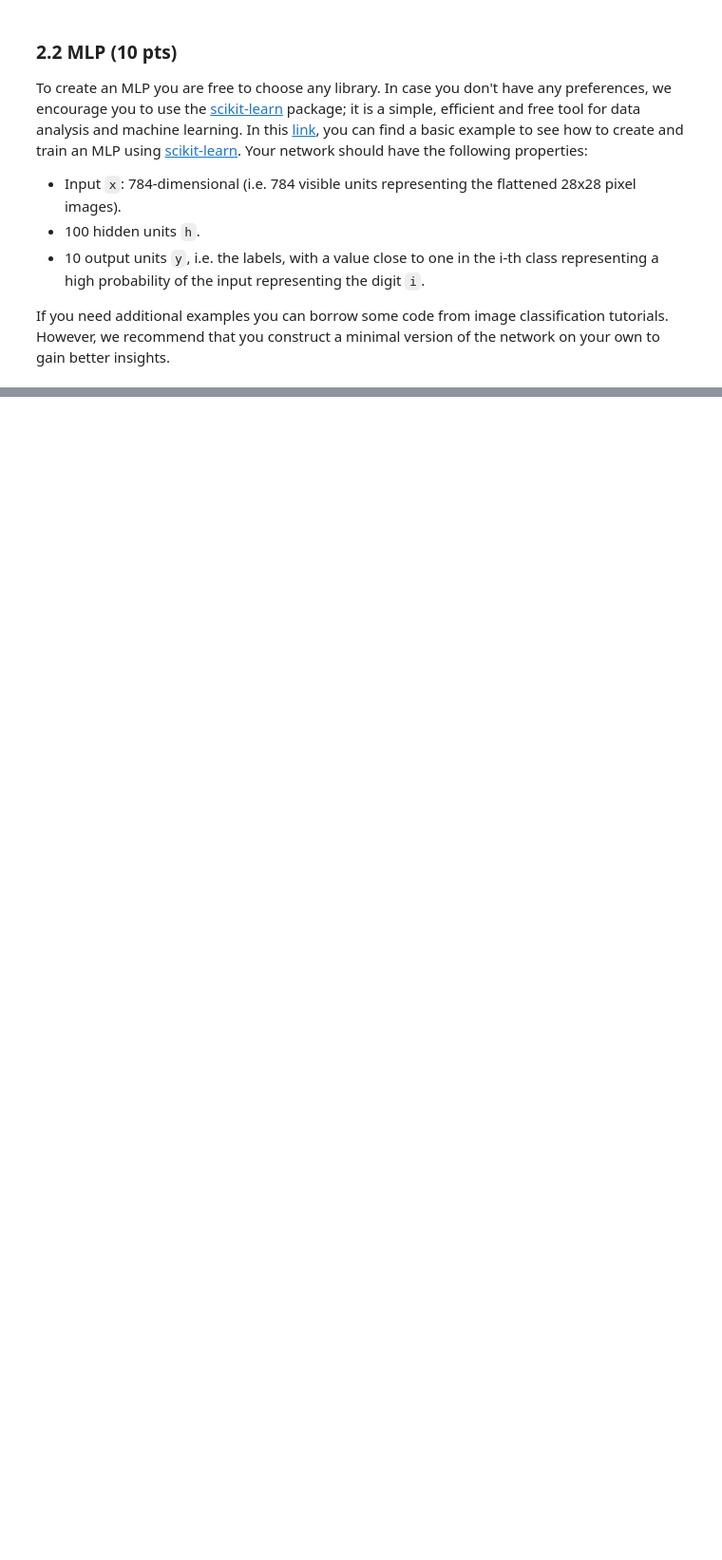
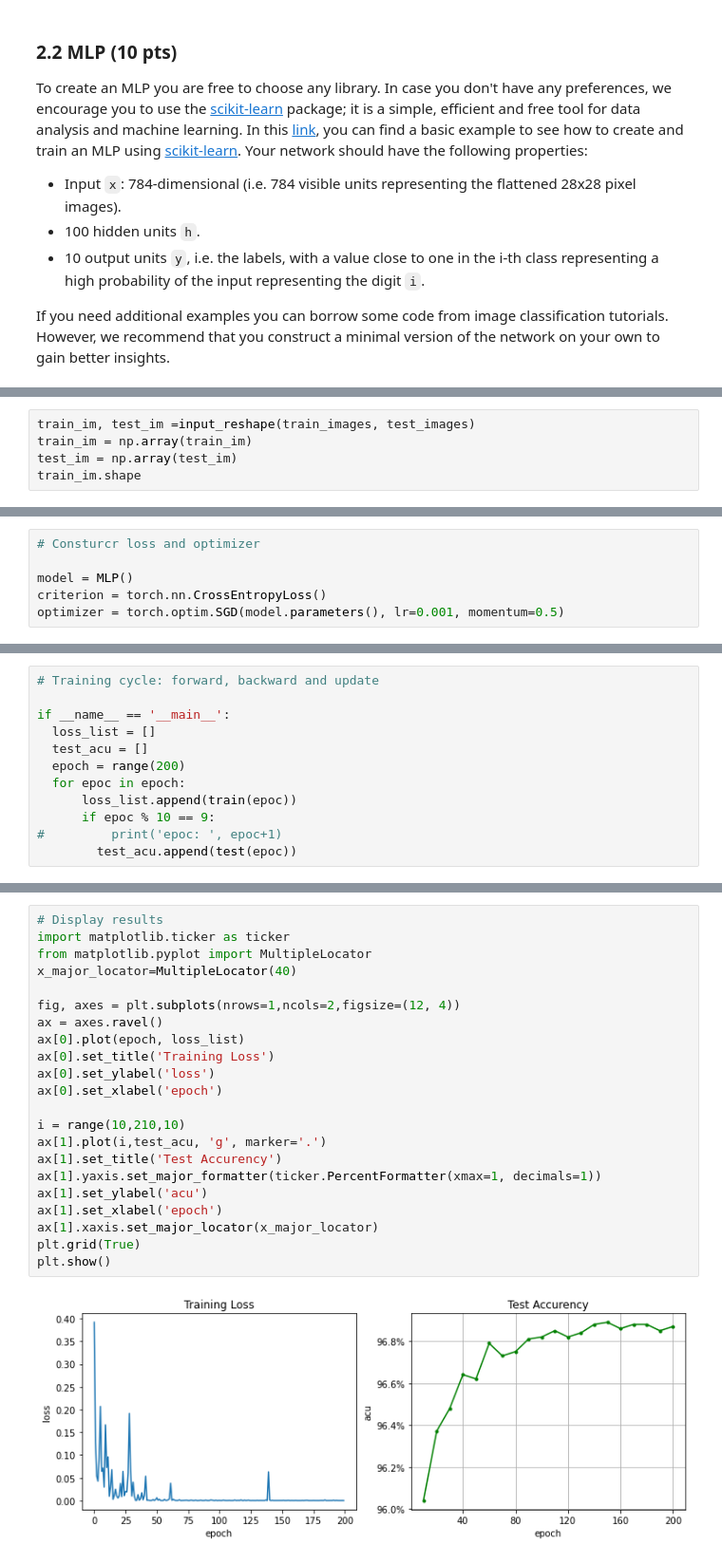
Before and after one commit to LTS5/iapr, a Jupyter notebook: labs/lab_03_classification.ipynb, the cells around one changed output, grey strips where cells are left out. Shown at 95% size. Saved outputs shown, nothing was run; the diff lists cells and outputs as text; blank space fills up the shorter version.

```diff
--- a/labs/lab_03_classification.ipynb
+++ b/labs/lab_03_classification.ipynb
@@ -485,0 +603,5 @@ predicted_labels=clf.predict(test_images_reshape)
+# %%
+train_im, test_im =input_reshape(train_images, test_images)
+train_im = np.array(train_im)
+test_im = np.array(test_im)
+train_im.shape
@@ -485,0 +641,6 @@ predicted_labels=clf.predict(test_images_reshape)
+# %%
+# Consturcr loss and optimizer
+
+model = MLP()
+criterion = torch.nn.CrossEntropyLoss()
+optimizer = torch.optim.SGD(model.parameters(), lr=0.001, momentum=0.5)
@@ -485,0 +675,12 @@ predicted_labels=clf.predict(test_images_reshape)
+# %%
+# Training cycle: forward, backward and update
+
+if __name__ == '__main__':
+  loss_list = []
+  test_acu = []
+  epoch = range(200)
+  for epoc in epoch:
+      loss_list.append(train(epoc))
+      if epoc % 10 == 9:
+#         print('epoc: ', epoc+1)
+        test_acu.append(test(epoc))
@@ -485,0 +708,24 @@ predicted_labels=clf.predict(test_images_reshape)
+# %%
+# Display results
+import matplotlib.ticker as ticker
+from matplotlib.pyplot import MultipleLocator
+x_major_locator=MultipleLocator(40)
+
+fig, axes = plt.subplots(nrows=1,ncols=2,figsize=(12, 4))
+ax = axes.ravel()
+ax[0].plot(epoch, loss_list)
+ax[0].set_title('Training Loss')
+ax[0].set_ylabel('loss')
+ax[0].set_xlabel('epoch')
+
+i = range(10,210,10)
+ax[1].plot(i,test_acu, 'g', marker='.')
+ax[1].set_title('Test Accurency')
+ax[1].yaxis.set_major_formatter(ticker.PercentFormatter(xmax=1, decimals=1))
+ax[1].set_ylabel('acu')
+ax[1].set_xlabel('epoch')
+ax[1].xaxis.set_major_locator(x_major_locator)
+plt.grid(True)
+plt.show()
+# %% [output]
+[figure, added]
```
Also changed, not shown: parts of 28 cells of this notebook.
